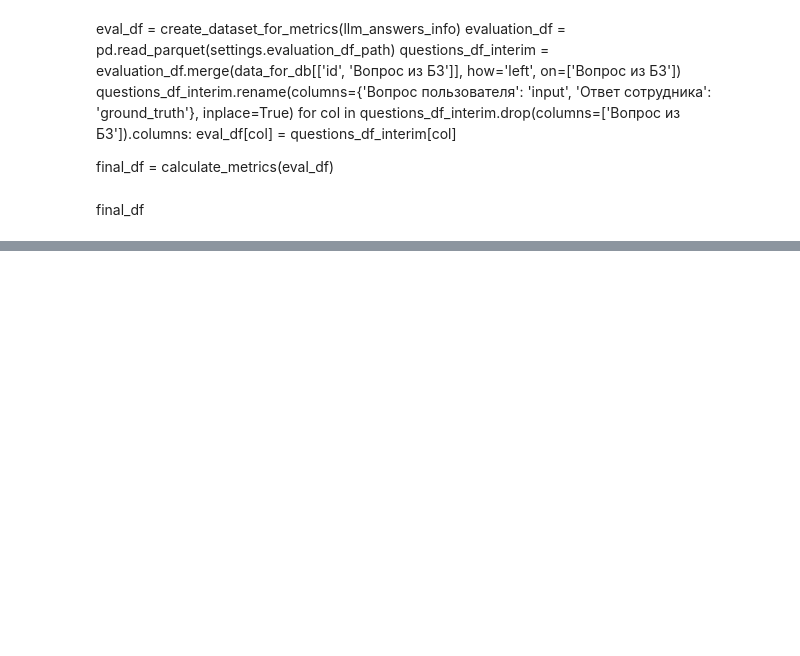
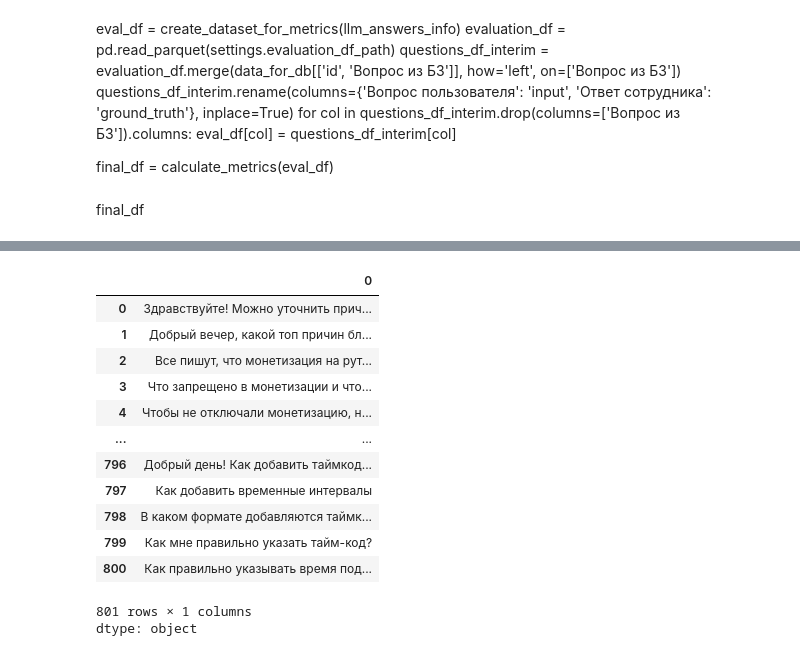
Before and after one commit to snakerzr/rutube_hackathon, a Jupyter notebook: notebooks/rag_baseline_primary (3).ipynb, the cells around one changed output, grey strips where cells are left out. Cells and saved outputs as stored; diff of their text form; code cells hidden in the pictures; blank space fills up the shorter version.

```diff
--- a/notebooks/rag_baseline_primary (2).ipynb
+++ b/notebooks/rag_baseline_primary (3).ipynb
@@ -1328,3 +1385,20 @@ final_df
+# %%
+df2.apply(lambda row: row['Вопрос пользователя'], axis=1)
+# %% [output]
+|  | 0 |
+| 0 | Здравствуйте! Можно уточнить прич... |
+| 1 | Добрый вечер, какой топ причин бл... |
+| 2 | Все пишут, что монетизация на рут... |
+| 3 | Что запрещено в монетизации и что... |
+| 4 | Чтобы не отключали монетизацию, н... |
+| ... | ... |
+| 796 | Добрый день! Как добавить таймкод... |
+| 797 | Как добавить временные интервалы |
+| 798 | В каком формате добавляются таймк... |
+| 799 | Как мне правильно указать тайм-код? |
+| 800 | Как правильно указывать время под... |
+801 rows × 1 columns
+dtype: object
 # %%
 res = run(settings)
 # %% [output]
```
Also changed, not shown: parts of 16 cells of this notebook.
